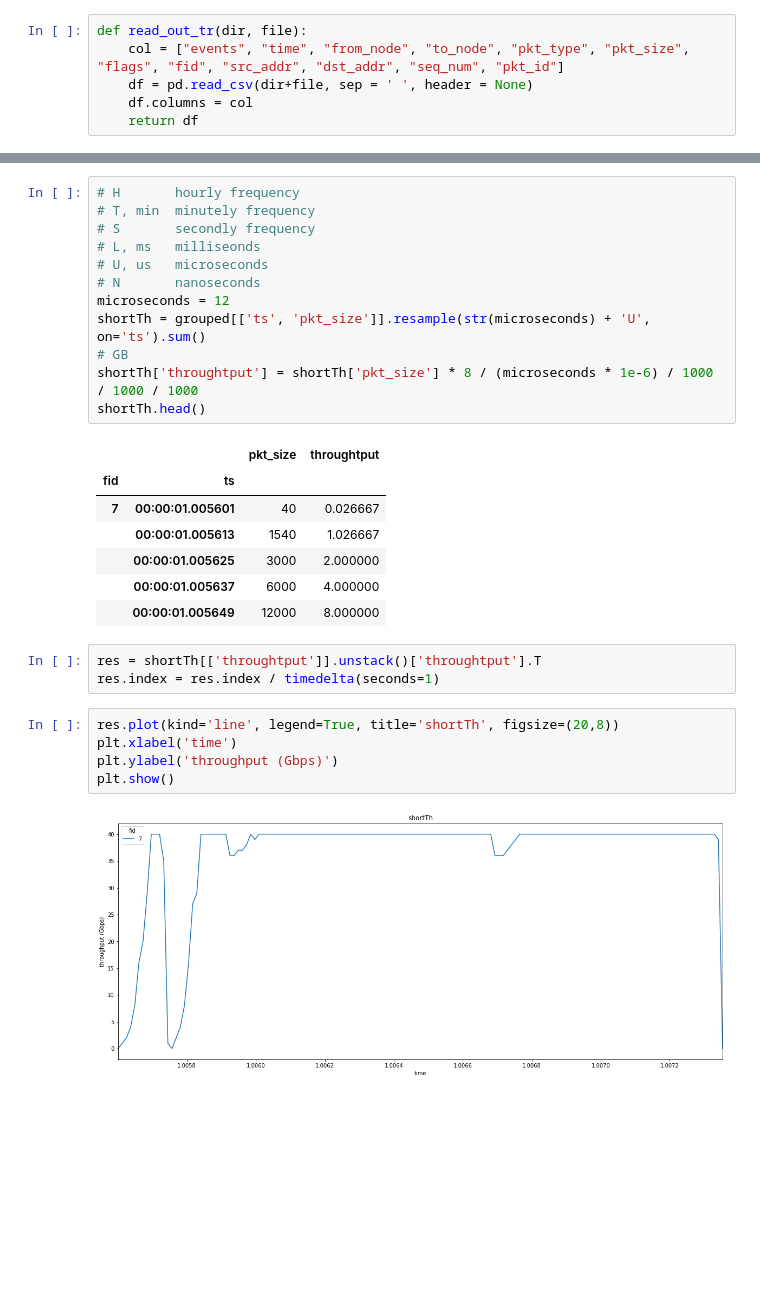
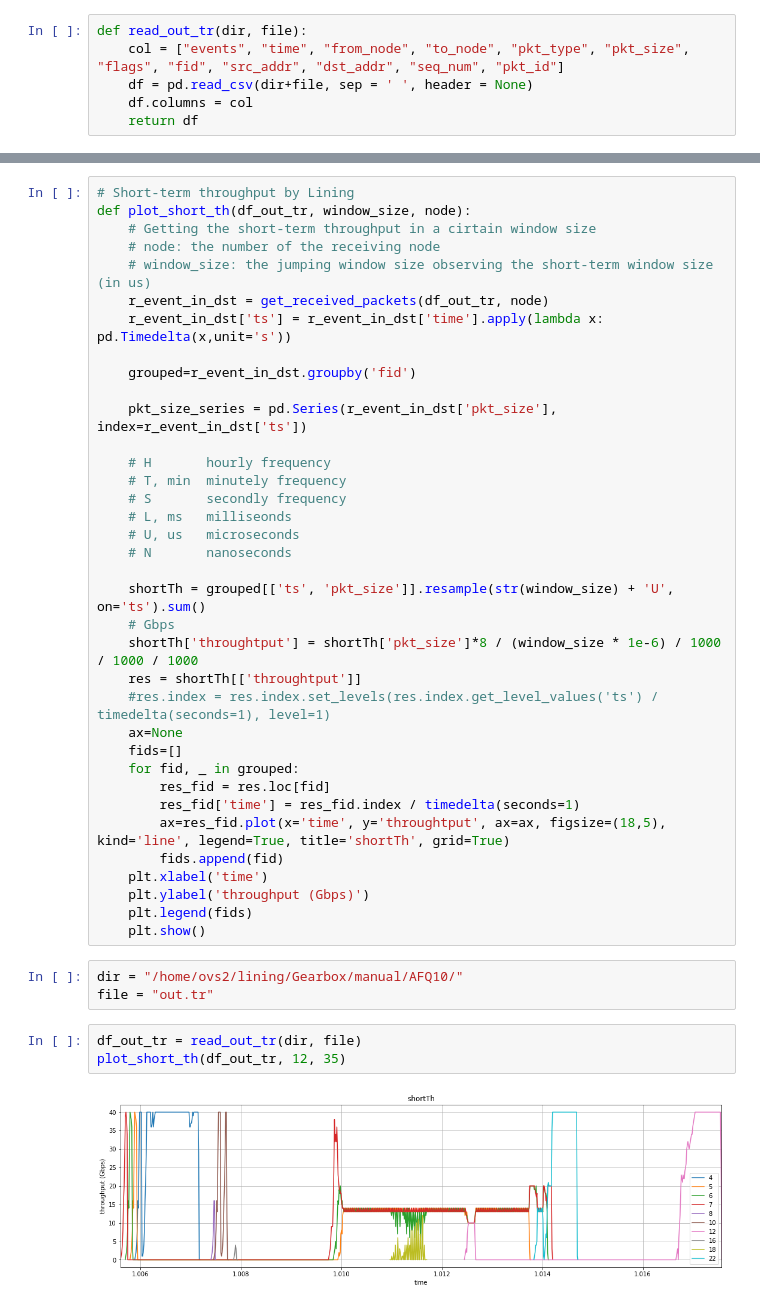
Before and after one commit to FruitBrother/Gearbox, a Jupyter notebook: analysis/shortTh.ipynb, the cells around one changed output, grey strips where cells are left out. Drawn from its saved outputs; the diff is of its cells as text; blank space fills up the shorter version.

```diff
--- a/analysis/shortTh.ipynb
+++ b/analysis/shortTh.ipynb
@@ -39,30 +25,44 @@ grouped=r_event_in_dst.groupby('fid')
-# %%
-# H       hourly frequency
-# T, min  minutely frequency
-# S       secondly frequency
-# L, ms   milliseonds
-# U, us   microseconds
-# N       nanoseconds
-microseconds = 12
-shortTh = grouped[['ts', 'pkt_size']].resample(str(microseconds) + 'U', on='ts').sum()
-# GB
-shortTh['throughtput'] = shortTh['pkt_size'] * 8 / (microseconds * 1e-6) / 1000 / 1000 / 1000
-shortTh.head()
-# %% [output]
-|  |  | pkt_size | throughtput |
-| fid | ts |  |  |
-| 7 | 00:00:01.005601 | 40 | 0.026667 |
-|  | 00:00:01.005613 | 1540 | 1.026667 |
-|  | 00:00:01.005625 | 3000 | 2.000000 |
-|  | 00:00:01.005637 | 6000 | 4.000000 |
-|  | 00:00:01.005649 | 12000 | 8.000000 |
-# %%
-res = shortTh[['throughtput']].unstack()['throughtput'].T
-res.index = res.index / timedelta(seconds=1)
-# %%
-res.plot(kind='line', legend=True, title='shortTh', figsize=(20,8))
-plt.xlabel('time')
-plt.ylabel('throughput (Gbps)')
-plt.show()
-# %% [output]
-[figure, removed]
+# %%
+# Short-term throughput by Lining
+def plot_short_th(df_out_tr, window_size, node):
+    # Getting the short-term throughput in a cirtain window size
+    # node: the number of the receiving node
+    # window_size: the jumping window size observing the short-term window size (in us)
+    r_event_in_dst = get_received_packets(df_out_tr, node)
+    r_event_in_dst['ts'] = r_event_in_dst['time'].apply(lambda x: pd.Timedelta(x,unit='s'))
+
+    grouped=r_event_in_dst.groupby('fid')
+
+    pkt_size_series = pd.Series(r_event_in_dst['pkt_size'], index=r_event_in_dst['ts'])
+
+    # H       hourly frequency
+    # T, min  minutely frequency
+    # S       secondly frequency
+    # L, ms   milliseonds
+    # U, us   microseconds
+    # N       nanoseconds
+
+    shortTh = grouped[['ts', 'pkt_size']].resample(str(window_size) + 'U', on='ts').sum()
+    # Gbps
+    shortTh['throughtput'] = shortTh['pkt_size']*8 / (window_size * 1e-6) / 1000 / 1000 / 1000
+    res = shortTh[['throughtput']]
+    #res.index = res.index.set_levels(res.index.get_level_values('ts') / timedelta(seconds=1), level=1)
+    ax=None
+    fids=[]
+    for fid, _ in grouped:
+        res_fid = res.loc[fid]
+        res_fid['time'] = res_fid.index / timedelta(seconds=1)
+        ax=res_fid.plot(x='time', y='throughtput', ax=ax, figsize=(18,5), kind='line', legend=True, title='shortTh', grid=True)
+        fids.append(fid)
+    plt.xlabel('time')
+    plt.ylabel('throughput (Gbps)')
+    plt.legend(fids)
+    plt.show()
+# %%
+dir = "/home/ovs2/lining/Gearbox/manual/AFQ10/"
+file = "out.tr"
+# %%
+df_out_tr = read_out_tr(dir, file)
+plot_short_th(df_out_tr, 12, 35)
+# %% [output]
+[figure, added]
```
Also changed, not shown: parts of 5 cells of this notebook, 1 other file.
